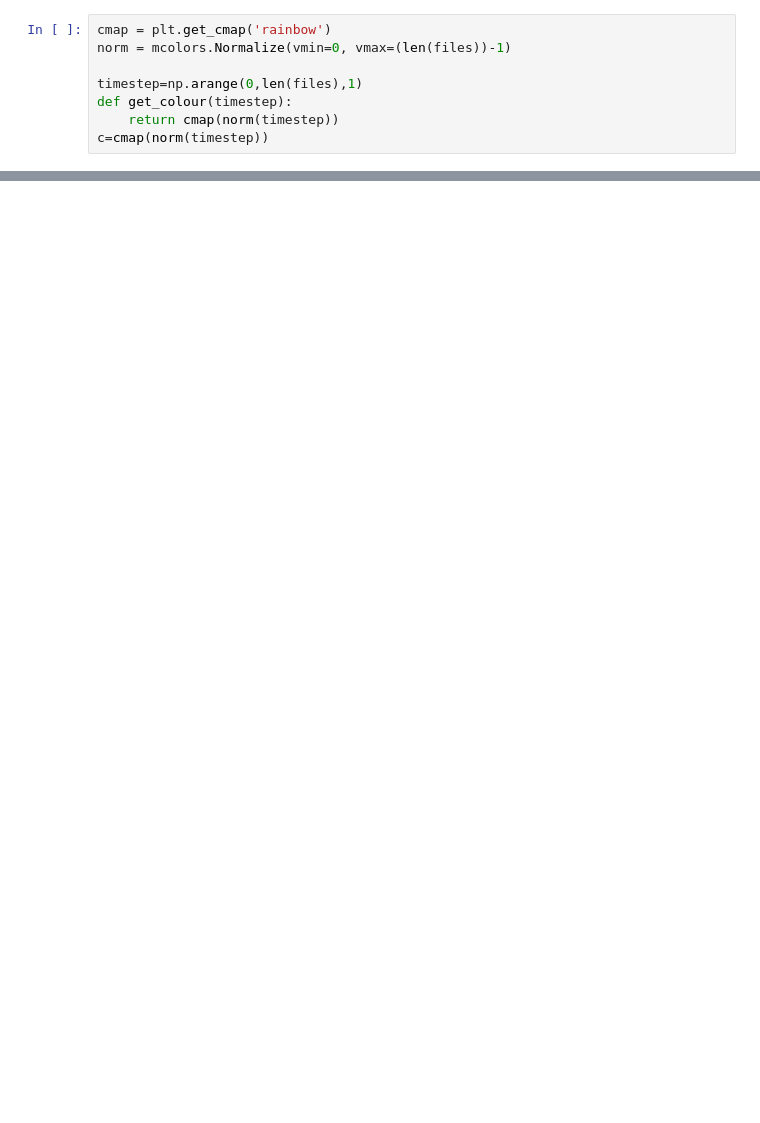
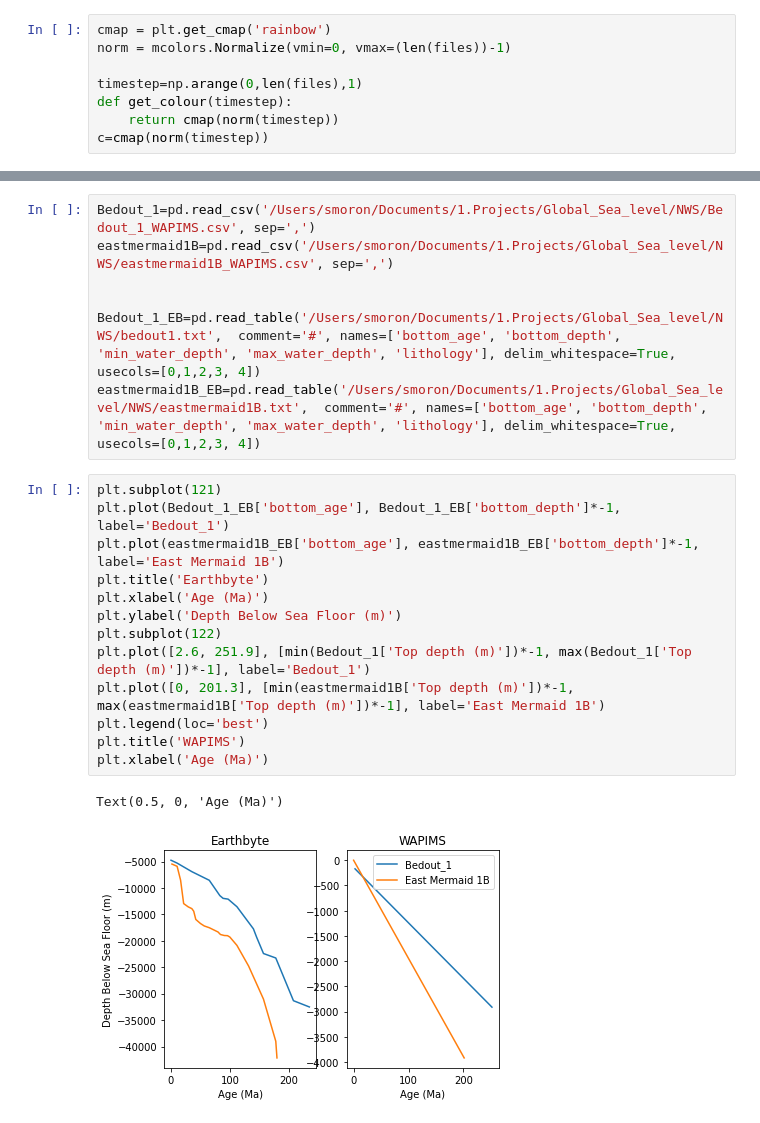
Before and after one commit to HFahey/Global_SL_project, a Jupyter notebook: NSW_age_depth_plots.ipynb, the cells around one changed output, grey strips where cells are left out. Saved outputs shown, nothing was run; the diff lists cells and outputs as text; blank space fills up the shorter version.

```diff
--- a/NSW_age_depth_plots.ipynb
+++ b/NSW_age_depth_plots.ipynb
@@ -72,0 +110,23 @@ for ax in axs.flat:
+# %%
+Bedout_1=pd.read_csv('/Users/smoron/Documents/1.Projects/Global_Sea_level/NWS/Bedout_1_WAPIMS.csv', sep=',')
+eastmermaid1B=pd.read_csv('/Users/smoron/Documents/1.Projects/Global_Sea_level/NWS/eastmermaid1B_WAPIMS.csv', sep=',')
+
+
+Bedout_1_EB=pd.read_table('/Users/smoron/Documents/1.Projects/Global_Sea_level/NWS/bedout1.txt',  comment='#', names=['bottom_age', 'bottom_depth', 'min_water_depth', 'max_water_depth', 'lithology'], delim_whitespace=True, usecols=[0,1,2,3, 4])
+eastmermaid1B_EB=pd.read_table('/Users/smoron/Documents/1.Projects/Global_Sea_level/NWS/eastmermaid1B.txt',  comment='#', names=['bottom_age', 'bottom_depth', 'min_water_depth', 'max_water_depth', 'lithology'], delim_whitespace=True, usecols=[0,1,2,3, 4])
+# %%
+plt.subplot(121)
+plt.plot(Bedout_1_EB['bottom_age'], Bedout_1_EB['bottom_depth']*-1, label='Bedout_1')
+plt.plot(eastmermaid1B_EB['bottom_age'], eastmermaid1B_EB['bottom_depth']*-1, label='East Mermaid 1B')
+plt.title('Earthbyte')
+plt.xlabel('Age (Ma)')
+plt.ylabel('Depth Below Sea Floor (m)')
+plt.subplot(122)
+plt.plot([2.6, 251.9], [min(Bedout_1['Top depth (m)'])*-1, max(Bedout_1['Top depth (m)'])*-1], label='Bedout_1')
+plt.plot([0, 201.3], [min(eastmermaid1B['Top depth (m)'])*-1, max(eastmermaid1B['Top depth (m)'])*-1], label='East Mermaid 1B')
+plt.legend(loc='best')
+plt.title('WAPIMS')
+plt.xlabel('Age (Ma)')
+# %% [output]
+Text(0.5, 0, 'Age (Ma)')
+[figure, added]
```
Also changed, not shown: parts of 11 cells of this notebook.
